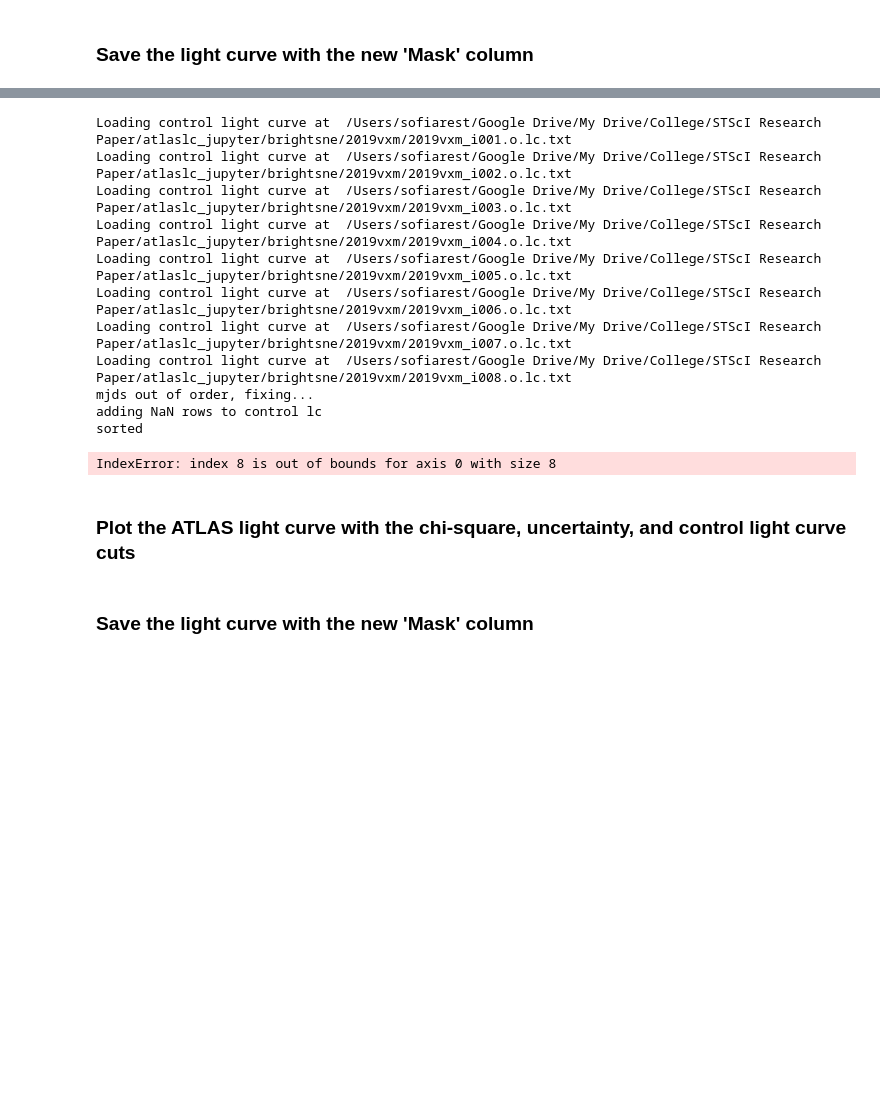
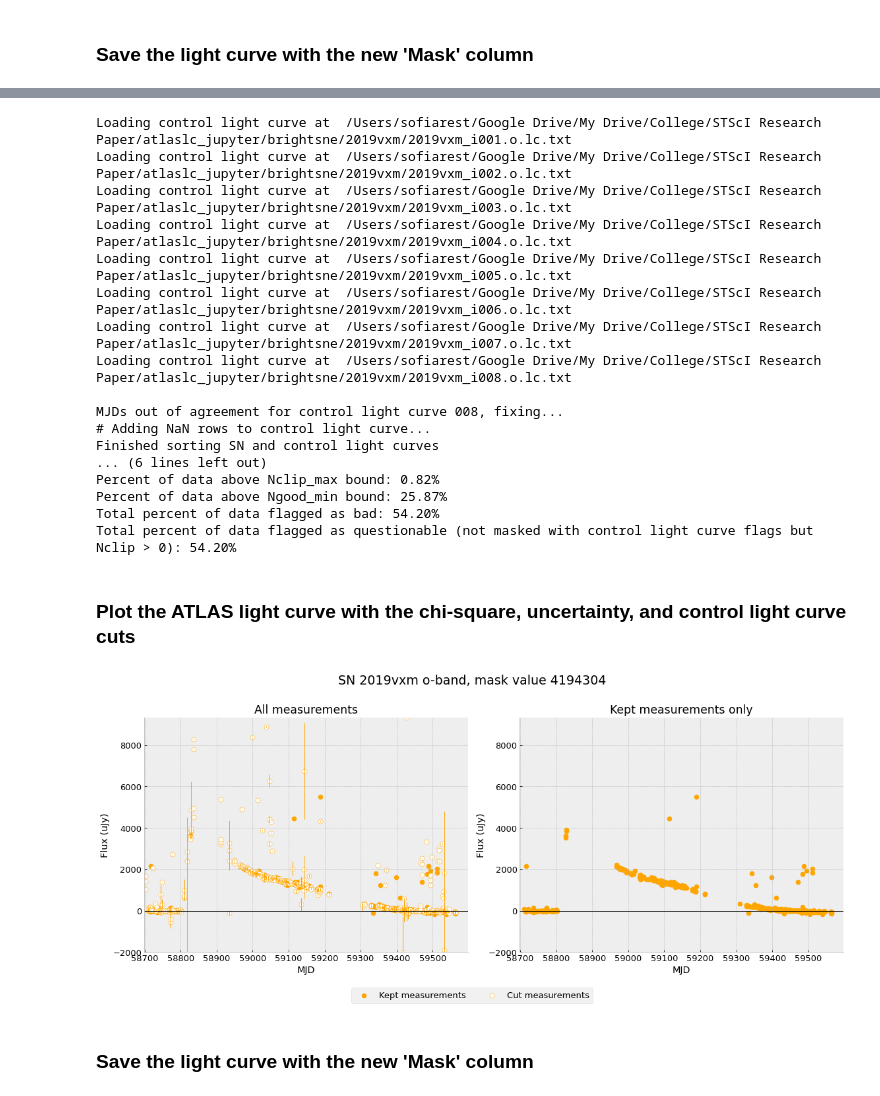
Before and after one commit to srest2021/atclean, a Jupyter notebook: clean_atlas_lc.ipynb, the cells around one changed output, grey strips where cells are left out. Drawn from its saved outputs; the diff is of its cells as text; code cells hidden in the pictures; blank space fills up the shorter version.

Commit message:
debugged most of control lc cut; still needs more debugging

```diff
--- a/clean_atlas_lc.ipynb
+++ b/clean_atlas_lc.ipynb
@@ -1080,6 +1082,9 @@ def load_control_lcs(filter, controls_dir, Ncontrols):
         filename = controls_dir + lc_info['tnsname'] + '_i%03d.'%control_index + lc_info['filter'] + '.lc.txt'
         print('Loading control light curve at ',filename)
         controls[control_index].load_spacesep(filename,delim_whitespace=True)
+
+        # clear any previous control light curve flags
+        controls[control_index].t['Mask'] = np.bitwise_and(controls[control_index].t['Mask'],(flag_chisquare|flag_uncertainty))
 
 def verify_mjds(Ncontrols):
     # sort sn lc by mjd
@@ -1094,46 +1099,49 @@ def verify_mjds(Ncontrols):
 
         # compare control lc to sn lc and, if out of agreement, fix
         if (len(sn_sorted) != len(control_sorted)) or (np.array_equal(sn_sorted, control_sorted) is False):
-            print('mjds out of order, fixing...')
+            print('\nMJDs out of agreement for control light curve %03d, fixing...' % control_index)
 
             mjds_onlysn = AnotB(sn_sorted, control_sorted)
             mjds_onlycontrol = AnotB(control_sorted, sn_sorted)
 
             # for the mjds only in sn, add row with that mjd to control lc, with all values of other columns NaN
             if len(mjds_onlysn)>0:
-                print('adding NaN rows to control lc')
+                print('# Adding NaN rows to control light curve...')
                 for mjd in mjds_onlysn:
                     controls[control_index].newrow({'MJD':mjd,'Mask':0})
 
             # remove indices of rows in control lc for which there is no mjd in the sn lc
             if len(mjds_onlycontrol)>0:
-                print('removing useless control lc rows')
+                print('# Removing control light curve rows without matching SN rows...')
                 indices2skip = []
                 for mjd in mjds_onlycontrol:
                     ix = controls[control_index].ix_equal('MJD',mjd)
                     if len(ix)!=1:
-                        raise RuntimeError(f'Couldn\'t find MJD={mjd} in column MJD, but should be there!')
+                        raise RuntimeError(f'# Couldn\'t find MJD={mjd} in column MJD, but should be there!')
                     indices2skip.extend(ix)
                 indices = AnotB(controls[control_index].getindices(),indices2skip)
             else:
                 indices = controls[control_index].getindices()
 
-            print('sorted')
             ix_sorted = controls[control_index].ix_sort_by_cols('MJD',indices=indices)
             controls[control_index].t = controls[control_index].t.loc[ix_sorted]
+    print('Finished sorting SN and control light curves')
 
 def get_control_stats(Ncontrols):
+    print('\nCalculating control light curve statistics...')
+
     # construct arrays for control lc data
     uJy = np.full((Ncontrols, len(lc_info['lc'].t['MJD'])), np.nan)
     duJy = np.full((Ncontrols, len(lc_info['lc'].t['MJD'])), np.nan)
     Mask = np.full((Ncontrols, len(lc_info['lc'].t['MJD'])), 0, dtype=np.int32)
+
     for control_index in range(1,Ncontrols+1):
         if (len(controls[control_index].t) != len(lc_info['lc'].t['MJD'])) or (np.array_equal(lc_info['lc'].t['MJD'], controls[control_index].t['MJD']) is False):
             raise RuntimeError(f'ERROR: SN lc not equal to control lc for control_index {control_index}! Rerun or debug verify_mjds().')
         else:
-            uJy[control_index,:] = controls[control_index].t['uJy']
-            duJy[control_index,:] = controls[control_index].t['duJy']
-            Mask[control_index,:] = controls[control_index].t['Mask']
+            uJy[control_index-1,:] = controls[control_index].t['uJy']
+            duJy[control_index-1,:] = controls[control_index].t['duJy']
+            Mask[control_index-1,:] = controls[control_index].t['Mask']
 
     c2_param2columnmapping = lc_info['lc'].intializecols4statparams(prefix='c2_',format4outvals='{:.2f}',skipparams=['converged','i'])
 
@@ -1146,33 +1154,55 @@ def get_control_stats(Ncontrols):
         pda4MJD.calcaverage_sigmacutloop('uJy',noisecol='duJy',maskcol='Mask',maskval=(flag_chisquare|flag_uncertainty),verbose=1,Nsigma=3.0,median_firstiteration=True)
         lc_info['lc'].statresults2table(pda4MJD.statparams, c2_param2columnmapping, destindex=index)
 
+    #print(lc_info['lc'].t.to_string())
+
 def controls_cut():
-    flag_controls_x2 = 0x100
-    flag_controls_stn = 0x200
-    flag_controls_Nclip = 0x400
-    flag_controls_Ngood = 0x800
+    print('Flagging SN light curve based on control light curve statistics...')
 
     for index in lc_info['lc'].getindices():
+        #print(lc_info['lc'].t.loc[index].to_string())
+
         mask = 0
         if lc_info['lc'].t.loc[index,'c2_X2norm'] > x2_max:
+            #print('x2')
             mask |= flag_controls_x2
         if np.fabs(lc_info['lc'].t.loc[index,'c2_mean']/lc_info['lc'].t.loc[index,'c2_mean_err']) > stn_max:
+            #print('stn')
             mask |= flag_controls_stn
         if lc_info['lc'].t.loc[index,'c2_Nclip'] > Nclip_max:
+            #print('nclip')
             mask |= flag_controls_Nclip
         if lc_info['lc'].t.loc[index,'c2_Ngood'] < Ngood_min:
+            #print('ngood')
             mask |= flag_controls_Ngood
 
-        if mask == 0 and lc_info['lc'].t.loc[index,'c2_Nclip'] > 0:
-            mask |= flag_controls_questionable
+        if mask == 0 and lc_info['lc'].t.loc[index,'c2_Nclip']==0:
+            continue
+        elif mask == 0:
+            #print('questionable')
+            mask = flag_controls_questionable
         else:
+            #print('bad')
             mask |= flag_controls_bad
         lc_info['lc'].t.loc[index,'Mask'] = np.bitwise_or(lc_info['lc'].t.loc[index,'Mask'], mask)
+
+        #print(lc_info['lc'].t.loc[index].to_string())
+        #sys.exit()
+
+def print_flag_stats():
+    print('Length of SN light curve: %d' % len(lc_info['lc'].t))
+    print('Percent of data above x2_max bound: %0.2f%%' % (100*len(lc_info['lc'].ix_masked('Mask',maskval=flag_controls_x2))/len(lc_info['lc'].t)))
+    print('Percent of data above stn_max bound: %0.2f%%' % (100*len(lc_info['lc'].ix_masked('Mask',maskval=flag_controls_stn))/len(lc_info['lc'].t)))
+    print('Percent of data above Nclip_max bound: %0.2f%%' % (100*len(lc_info['lc'].ix_masked('Mask',maskval=flag_controls_Nclip))/len(lc_info['lc'].t)))
+    print('Percent of data above Ngood_min bound: %0.2f%%' % (100*len(lc_info['lc'].ix_masked('Mask',maskval=flag_controls_Ngood))/len(lc_info['lc'].t)))
+    print('Total percent of data flagged as bad: %0.2f%%' % (100*len(lc_info['lc'].ix_masked('Mask',maskval=flag_controls_bad))/len(lc_info['lc'].t)))
+    print('Total percent of data flagged as questionable (not masked with control light curve flags but Nclip > 0): %0.2f%%' % (100*len(lc_info['lc'].ix_masked('Mask',maskval=flag_controls_questionable))/len(lc_info['lc'].t)))
 
 load_control_lcs(filter, controls_dir, Ncontrols)
 verify_mjds(Ncontrols)
 get_control_stats(Ncontrols)
 controls_cut()
+print_flag_stats()
 # %% [output]
 Loading control light curve at  /Users/sofiarest/Google Drive/My Drive/College/STScI Research Paper/atlaslc_jupyter/brightsne/2019vxm/2019vxm_i001.o.lc.txt
 Loading control light curve at  /Users/sofiarest/Google Drive/My Drive/College/STScI Research Paper/atlaslc_jupyter/brightsne/2019vxm/2019vxm_i002.o.lc.txt
@@ -1182,10 +1212,15 @@ Loading control light curve at  /Users/sofiarest/Google Drive/My Drive/College/S
 Loading control light curve at  /Users/sofiarest/Google Drive/My Drive/College/STScI Research Paper/atlaslc_jupyter/brightsne/2019vxm/2019vxm_i006.o.lc.txt
 Loading control light curve at  /Users/sofiarest/Google Drive/My Drive/College/STScI Research Paper/atlaslc_jupyter/brightsne/2019vxm/2019vxm_i007.o.lc.txt
 Loading control light curve at  /Users/sofiarest/Google Drive/My Drive/College/STScI Research Paper/atlaslc_jupyter/brightsne/2019vxm/2019vxm_i008.o.lc.txt
-mjds out of order, fixing...
-adding NaN rows to control lc
-sorted
+
+MJDs out of agreement for control light curve 008, fixing...
+# Adding NaN rows to control light curve...
+Finished sorting SN and control light curves
+... (6 lines left out)
+Percent of data above Nclip_max bound: 0.82%
+Percent of data above Ngood_min bound: 25.87%
+Total percent of data flagged as bad: 54.20%
+Total percent of data flagged as questionable (not masked with control light curve flags but Nclip > 0): 54.20%
-IndexError: index 8 is out of bounds for axis 0 with size 8
 # %% [markdown]
 ### Plot the ATLAS light curve with the chi-square, uncertainty, and control light curve cuts
 # %%
@@ -1197,7 +1232,9 @@ ylim_upper = None
 # %%
 # plot the light curve
 
-plot_cut_lc('lc', flag_uncertainty|flag_chisquare|flag_controls_bad, xlim_lower=xlim_lower, xlim_upper=xlim_upper, ylim_lower=ylim_lower, ylim_upper=ylim_upper)
+plot_cut_lc('lc', flag_controls_bad, xlim_lower=xlim_lower, xlim_upper=xlim_upper, ylim_lower=ylim_lower, ylim_upper=ylim_upper)#flag_uncertainty|flag_chisquare|flag_controls_bad, xlim_lower=xlim_lower, xlim_upper=xlim_upper, ylim_lower=ylim_lower, ylim_upper=ylim_upper)
+# %% [output]
+[figure, added]
 # %% [markdown]
 ### Save the light curve with the new 'Mask' column
 # %%
```
Also changed, not shown: parts of 4 cells of this notebook.
